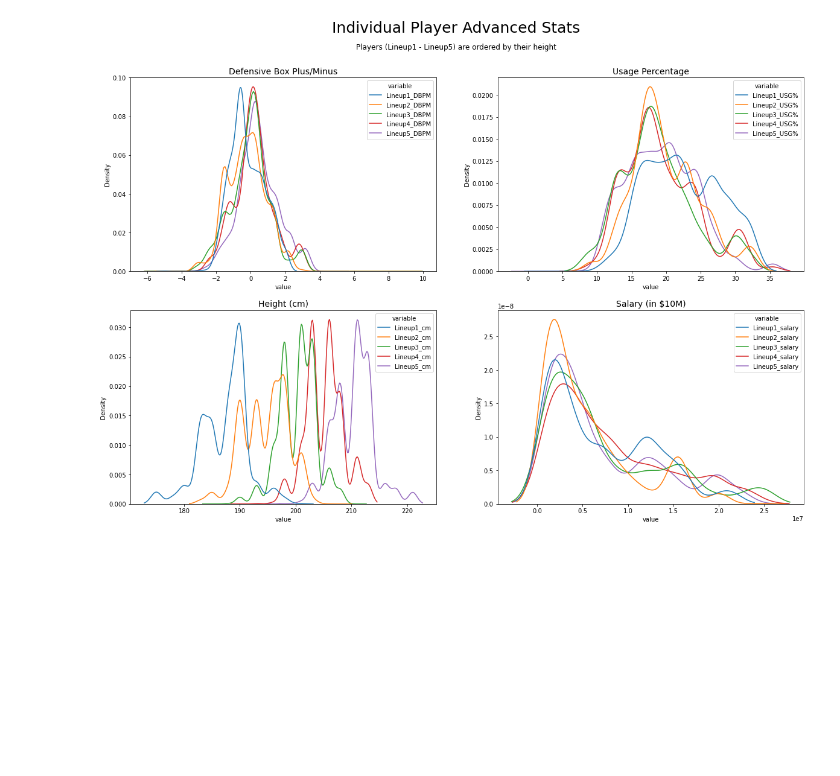
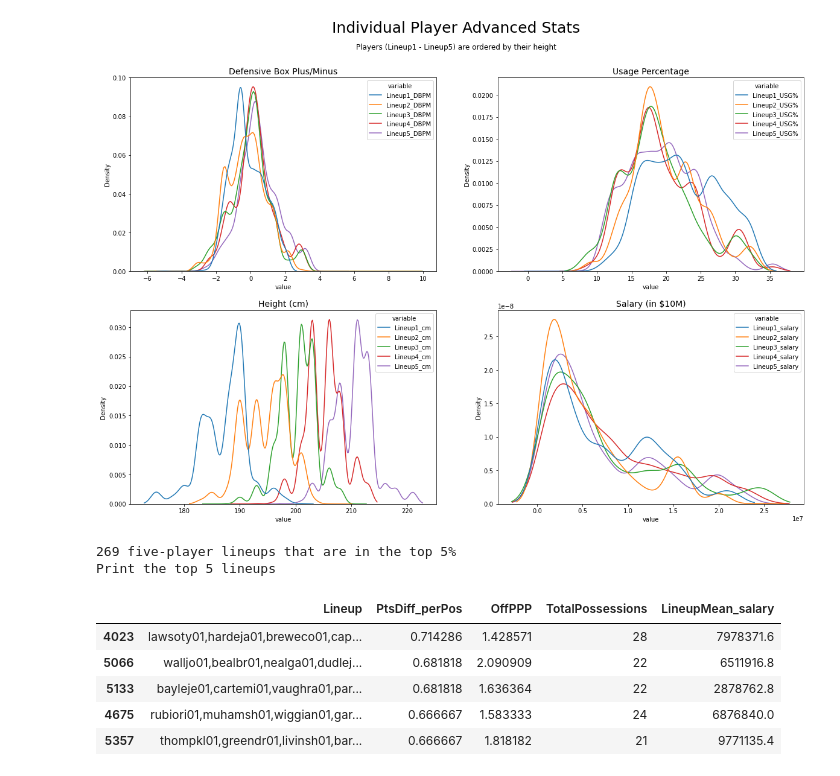
Before and after one commit to BrianMillerS/ultimate_nba_5-player_lineup, a Jupyter notebook: Bball_production.ipynb, the cells around one changed output. Drawn from its saved outputs; the diff is of its cells as text; code cells hidden in the pictures; blank space fills up the shorter version.

```diff
--- a/Bball_production.ipynb
+++ b/Bball_production.ipynb
@@ -531,2 +548,24 @@ plt.show()
 # %% [output]
 [figure]
+# %%
+# calculate the 95th percentile threshold of the lineups (top 5%)
+threshold = df_2016_lineups_featues_mean['PtsDiff_perPos'].quantile(0.95)
+
+# filter out values above the threshold
+top_5_percent = df_2016_lineups_featues_mean[df_2016_lineups_featues_mean['PtsDiff_perPos'] > threshold]
+
+# order the results by PtsDiff_perPos
+top_5_percent = top_5_percent.sort_values(by='PtsDiff_perPos', ascending=False)
+
+print("{} five-player lineups that are in the top 5%".format(top_5_percent.shape[0]))
+print("Print the top 5 lineups:")
+top_5_percent[["Lineup","PtsDiff_perPos",'OffPPP',"TotalPossessions", "LineupMean_salary"]].head()
+# %% [output]
+269 five-player lineups that are in the top 5%
+Print the top 5 lineups
+|  | Lineup | PtsDiff_perPos | OffPPP | TotalPossessions | LineupMean_salary |
+| 4023 | lawsoty01,hardeja01,breweco01,cap... | 0.714286 | 1.428571 | 28 | 7978371.6 |
+| 5066 | walljo01,bealbr01,nealga01,dudlej... | 0.681818 | 2.090909 | 22 | 6511916.8 |
+| 5133 | bayleje01,cartemi01,vaughra01,par... | 0.681818 | 1.636364 | 22 | 2878762.8 |
+| 4675 | rubiori01,muhamsh01,wiggian01,gar... | 0.666667 | 1.583333 | 24 | 6876840.0 |
+| 5357 | thompkl01,greendr01,livinsh01,bar... | 0.666667 | 1.818182 | 21 | 9771135.4 |
```
Also changed, not shown: parts of 1 cell of this notebook.
